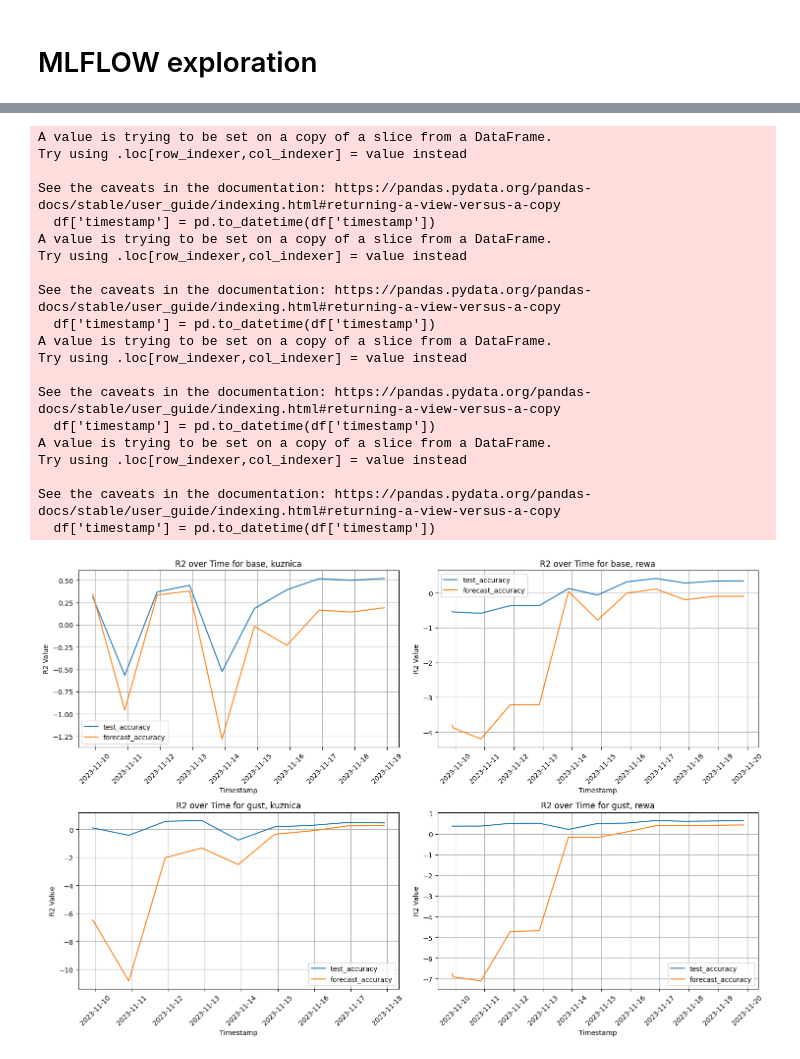
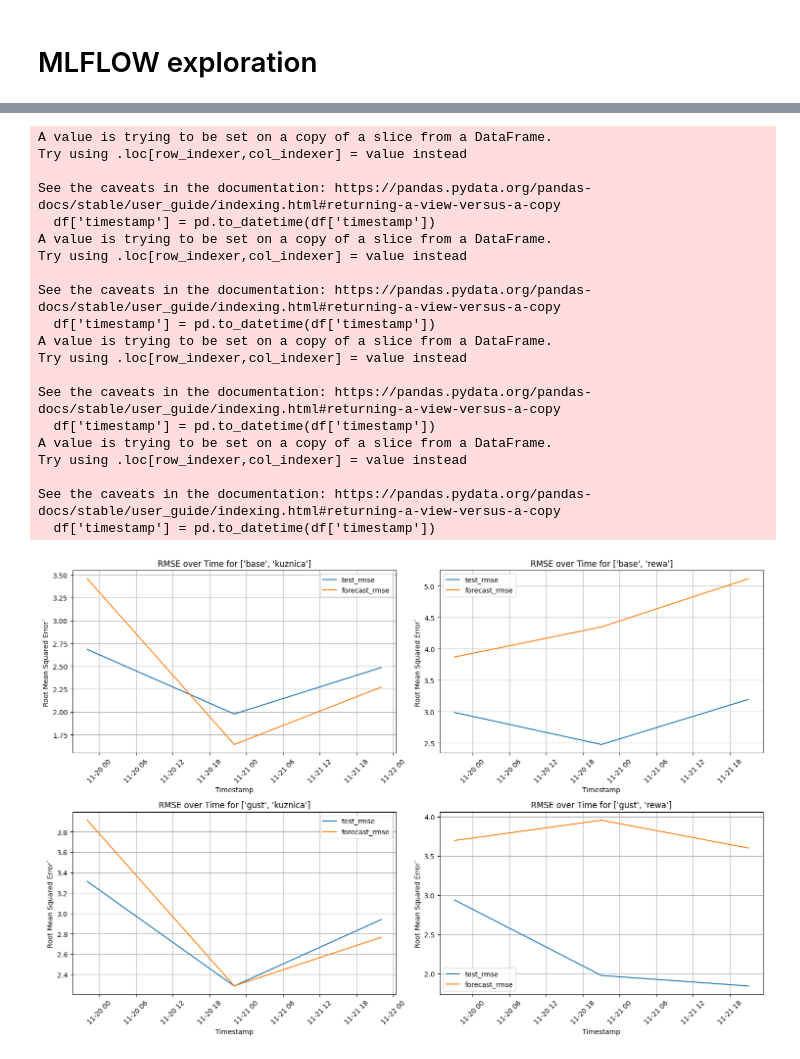
Before and after one commit to KrystianPi/WindPRO, a Jupyter notebook: notebooks/eda.ipynb, the cells around one changed output, grey strips where cells are left out. Drawn from its saved outputs; the diff is of its cells as text; code cells hidden in the pictures.

```diff
--- a/notebooks/eda.ipynb
+++ b/notebooks/eda.ipynb
@@ -218,8 +218,10 @@ def plot_test_metrics():
     df_metrics_runs['date'] = pd.to_datetime(df_metrics_runs['date'], format='%Y-%m-%d-%H-%M')
 
     df_joined = pd.merge(left=df_metrics_runs, right=df_params, how='inner', on='run_uuid')
+    df_joined = df_joined[df_joined['experiment_id'] == 1]
     df_joined = df_joined[df_joined['param_value'].isin(['gust', 'base', 'rewa', 'kuznica'])]
-    df_joined = df_joined[df_joined['key'].isin(['test_accuracy', 'forecast_accuracy'])]
+    df_joined = df_joined[df_joined['key'].isin(['test_rmse','forecast_rmse'])]
+
 
     df_accuracy = df_joined[['key','value','date','param_value','timestamp']].groupby('timestamp').agg({
                         'param_value': lambda x: ', '.join(map(str, x)),
@@ -234,13 +236,12 @@ def plot_test_metrics():
 
     # Apply the conversion function to the timestamp column
     df_accuracy['timestamp'] = df_accuracy['timestamp'].apply(convert_timestamp_to_date)
-
     fig, axs = plt.subplots(2, 2, figsize=(15, 10))
 
-    params = ['base, kuznica', 'base, rewa', 'gust, kuznica', 'gust, rewa']
+    params = [['base', 'kuznica'], ['base', 'rewa'], ['gust', 'kuznica'], ['gust','rewa']]
     axs = axs.flatten()
     for idx, param in enumerate(params):
-        df = df_accuracy[df_accuracy['param_value'] == param]
+        df = df_accuracy[(df_accuracy['param_value'].str.contains(param[0])) & (df_accuracy['param_value'].str.contains(param[1]))]
         df['timestamp'] = pd.to_datetime(df['timestamp'])
         df = df.sort_values(by='timestamp')
 
@@ -249,38 +250,38 @@ def plot_test_metrics():
             axs[idx].plot(sub_df['timestamp'], sub_df['value'], label=key)
 
             axs[idx].set_xlabel('Timestamp')
-            axs[idx].set_ylabel('R2 Value')
-            axs[idx].set_title(f'R2 over Time for {param}')
+            axs[idx].set_ylabel('Root Mean Squared Error`')
+            axs[idx].set_title(f'RMSE over Time for {param}')
             axs[idx].legend()
             axs[idx].grid(True)
             plt.setp(axs[idx].xaxis.get_majorticklabels(), rotation=45)
 
 
     plt.tight_layout()
 
 
     plt.show()
 
 plot_test_metrics()
 # %% [output]
 A value is trying to be set on a copy of a slice from a DataFrame.
 Try using .loc[row_indexer,col_indexer] = value instead
 
 See the caveats in the documentation: https://pandas.pydata.org/pandas-docs/stable/user_guide/indexing.html#returning-a-view-versus-a-copy
   df['timestamp'] = pd.to_datetime(df['timestamp'])
 A value is trying to be set on a copy of a slice from a DataFrame.
 Try using .loc[row_indexer,col_indexer] = value instead
 
 See the caveats in the documentation: https://pandas.pydata.org/pandas-docs/stable/user_guide/indexing.html#returning-a-view-versus-a-copy
   df['timestamp'] = pd.to_datetime(df['timestamp'])
 A value is trying to be set on a copy of a slice from a DataFrame.
 Try using .loc[row_indexer,col_indexer] = value instead
 
 See the caveats in the documentation: https://pandas.pydata.org/pandas-docs/stable/user_guide/indexing.html#returning-a-view-versus-a-copy
   df['timestamp'] = pd.to_datetime(df['timestamp'])
 A value is trying to be set on a copy of a slice from a DataFrame.
 Try using .loc[row_indexer,col_indexer] = value instead
 
 See the caveats in the documentation: https://pandas.pydata.org/pandas-docs/stable/user_guide/indexing.html#returning-a-view-versus-a-copy
   df['timestamp'] = pd.to_datetime(df['timestamp'])
-[figure, old version]
+[figure, new version]
```
Also changed, not shown: parts of 1 cell of this notebook, 4 other files.
